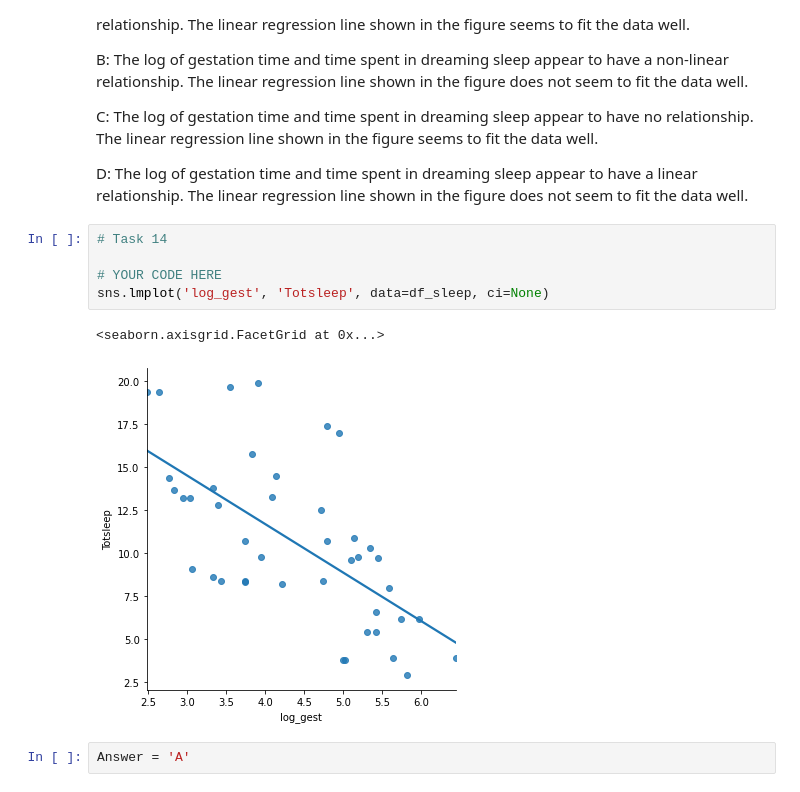
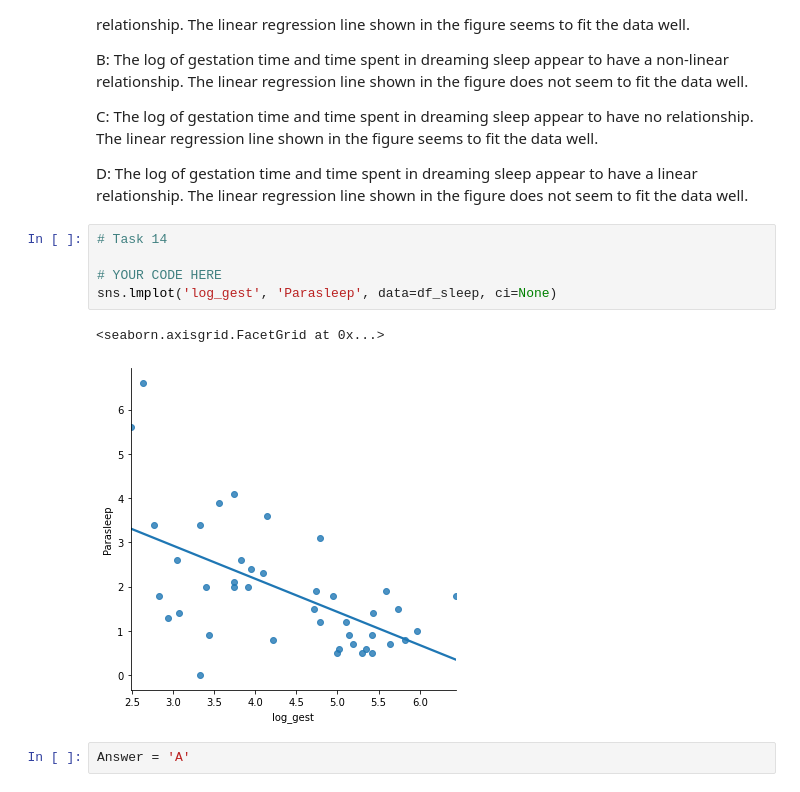
Before and after one commit to johhan27/DS-Unit-1-Sprint-3-Linear-Algebra, a Jupyter notebook: LS_DS_132_Inference_For_Regression_Assignment_AG.ipynb, the cells around one changed output. Cells and saved outputs as stored; diff of their text form.

```diff
--- a/LS_DS_132_Inference_For_Regression_Assignment_AG.ipynb
+++ b/LS_DS_132_Inference_For_Regression_Assignment_AG.ipynb
@@ -493,11 +493,11 @@ D: The log of gestation time and time spent in dreaming sleep appear to have a l
 # %%
 # Task 14
 
 # YOUR CODE HERE
-sns.lmplot('log_gest', 'Totsleep', data=df_sleep, ci=None)
+sns.lmplot('log_gest', 'Parasleep', data=df_sleep, ci=None)
 # %% [output]
 <seaborn.axisgrid.FacetGrid at 0x...>
-[figure, old version]
+[figure, new version]
 # %%
 Answer = 'A'
 # %% [markdown]
```
Also changed, not shown: parts of 6 cells of this notebook.
